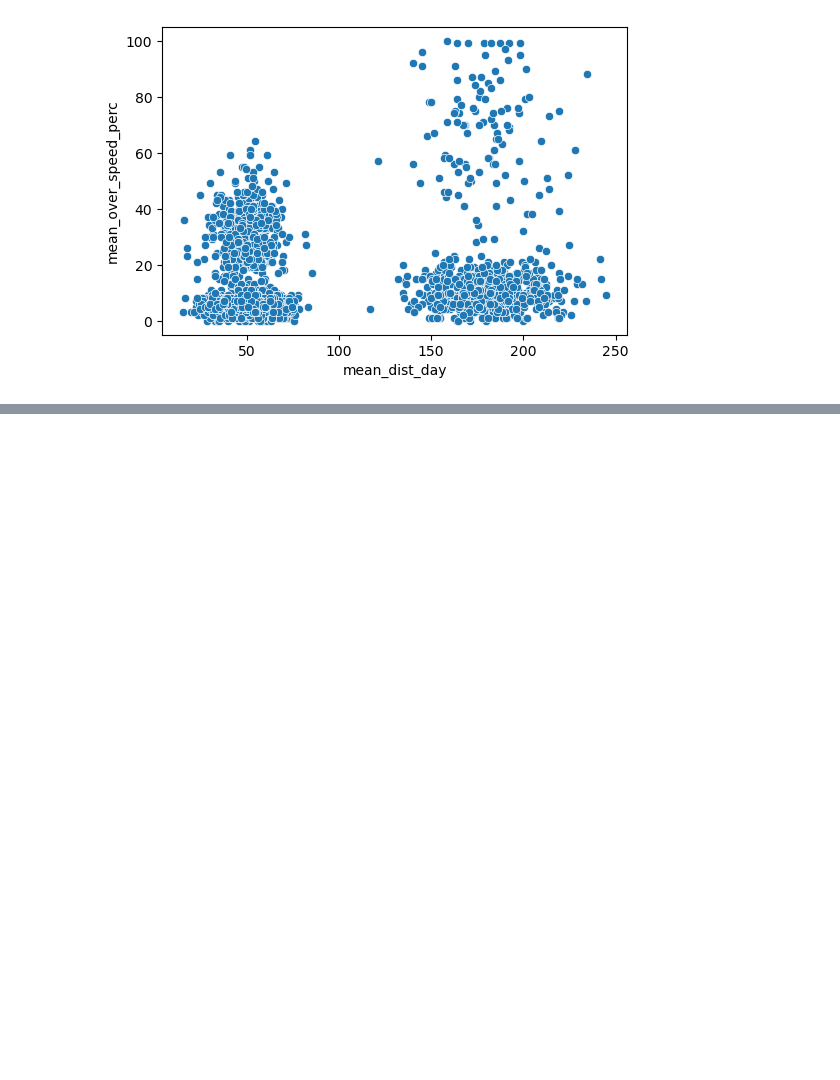
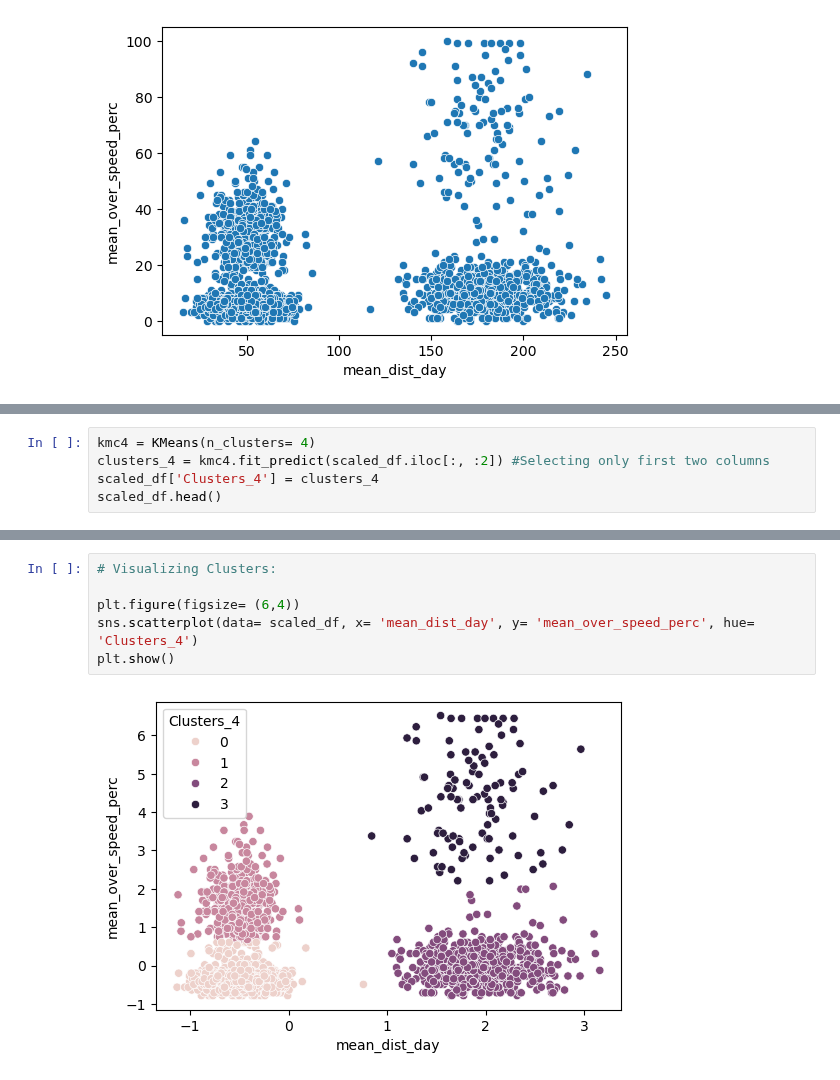
Before and after one commit to Shailya777/Learning-Logs, a Jupyter notebook: Machine_Learning/09_Clustering(Unsupervised Learning)/02_Practice_Project1(K Means Clustering on Driver Data).ipynb, the cells around one changed output, grey strips where cells are left out. Saved outputs shown, nothing was run; the diff lists cells and outputs as text; blank space fills up the shorter version.

```diff
--- a/Machine_Learning/09_Clustering(Unsupervised Learning)/02_Practice_Project1(K Means Clustering on Driver Data).ipynb
+++ b/Machine_Learning/09_Clustering(Unsupervised Learning)/02_Practice_Project1(K Means Clustering on Driver Data).ipynb
@@ -108,0 +200,5 @@ plt.show()
+# %%
+kmc4 = KMeans(n_clusters= 4)
+clusters_4 = kmc4.fit_predict(scaled_df.iloc[:, :2]) #Selecting only first two columns
+scaled_df['Clusters_4'] = clusters_4
+scaled_df.head()
@@ -108,0 +212,8 @@ plt.show()
+# %%
+# Visualizing Clusters:
+
+plt.figure(figsize= (6,4))
+sns.scatterplot(data= scaled_df, x= 'mean_dist_day', y= 'mean_over_speed_perc', hue= 'Clusters_4')
+plt.show()
+# %% [output]
+[figure, added]
```
Also changed, not shown: parts of 23 cells of this notebook.
